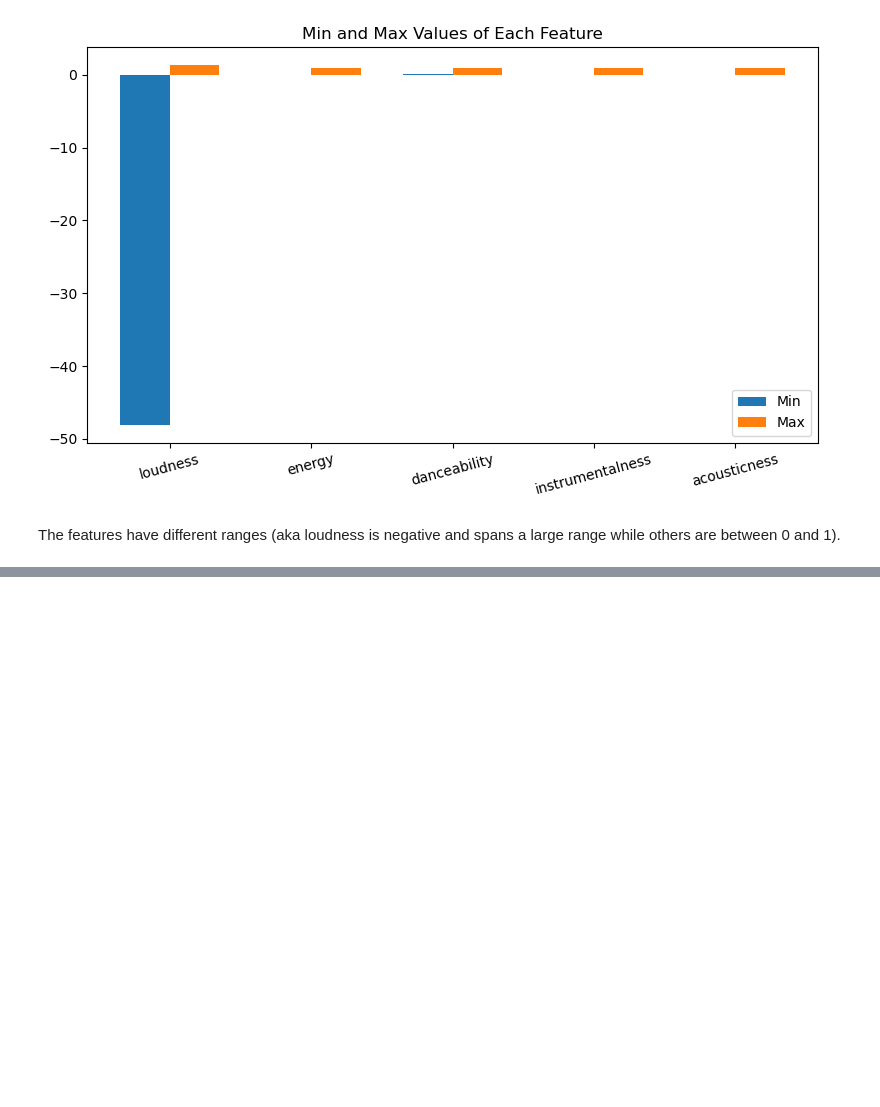
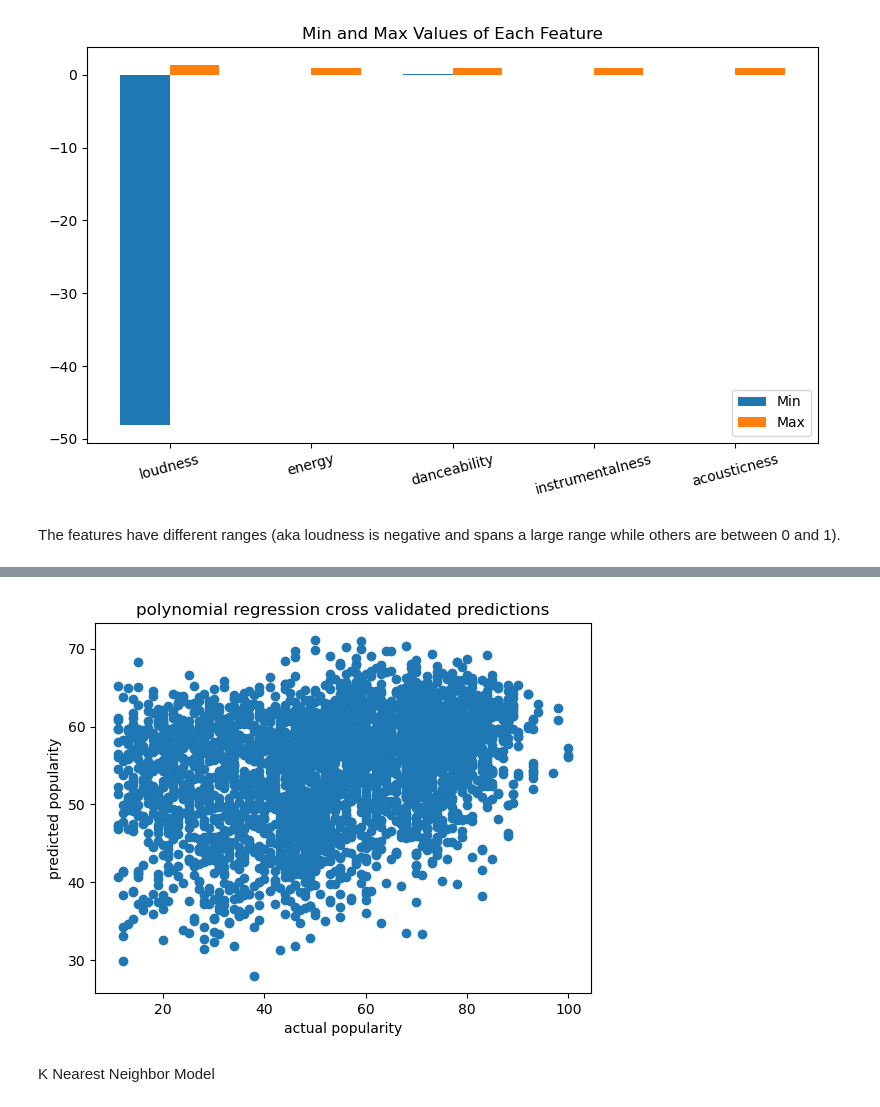
Before and after one commit to laurensalapong/Predicting-Spotify-Song-Popularity-with-Audio-Features, a Jupyter notebook: 510_final.ipynb, the cells around one changed output, grey strips where cells are left out. Cells and saved outputs as stored; diff of their text form; code cells hidden in the pictures; blank space fills up the shorter version.

```diff
--- a/510_final.ipynb
+++ b/510_final.ipynb
@@ -180,0 +215,6 @@ max    2.012560e+00
+# %%
+#make polynomial features
+poly = PolynomialFeatures(degree=2)
+#create polynomial features from scaled data
+X_train_poly = poly.fit_transform(X_train_scaled)
+X_test_poly = poly.transform(X_test_scaled)
@@ -180,0 +242,10 @@ max    2.012560e+00
+# %%
+plt.scatter(y_train, poly_pred)
+plt.xlabel('actual popularity')
+plt.ylabel('predicted popularity')
+plt.title('polynomial regression cross validated predictions')
+plt.show()
+# %% [output]
+[figure, added]
+# %% [markdown]
+K Nearest Neighbor Model
```
Also changed, not shown: parts of 15 cells of this notebook.
